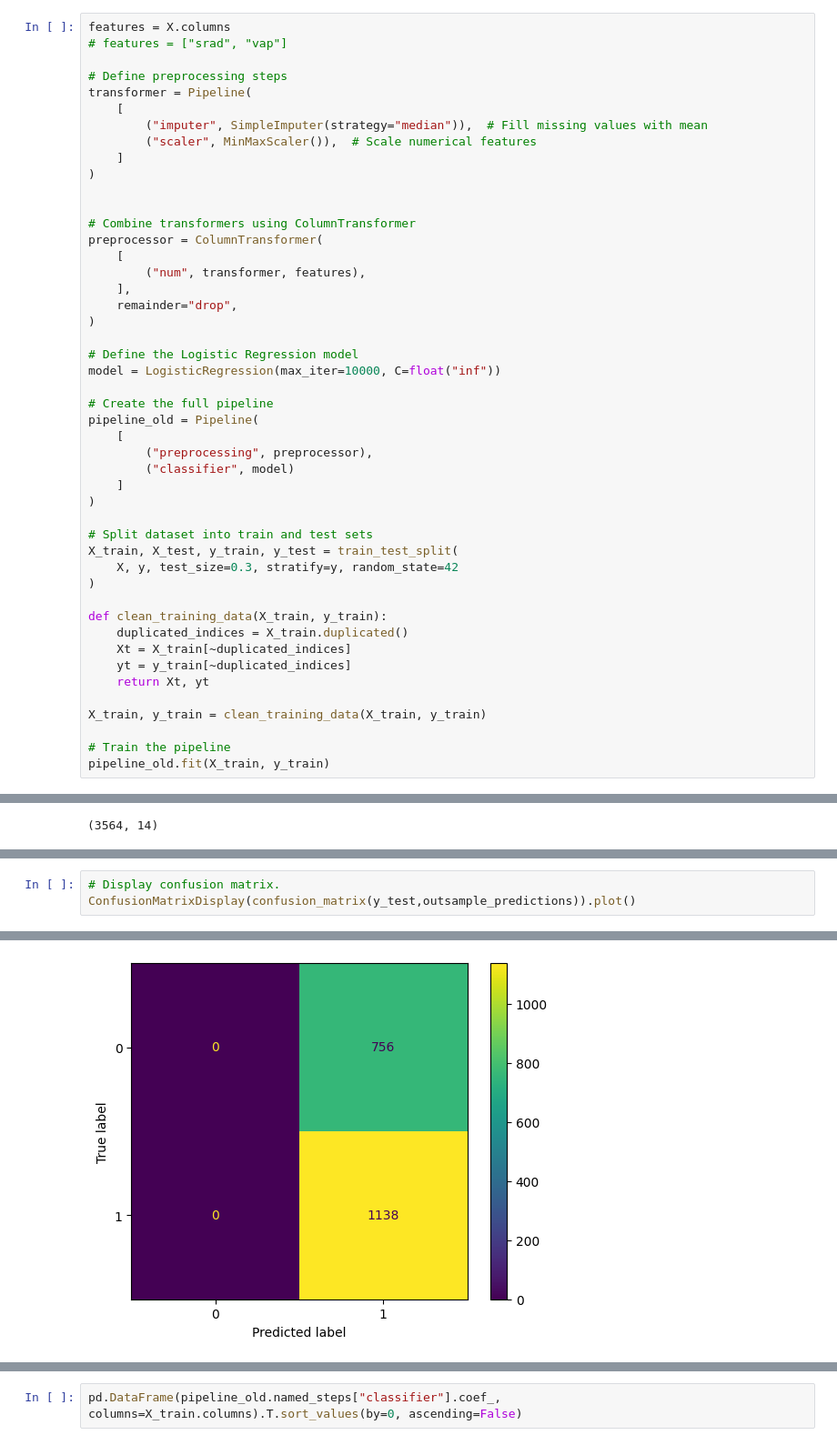
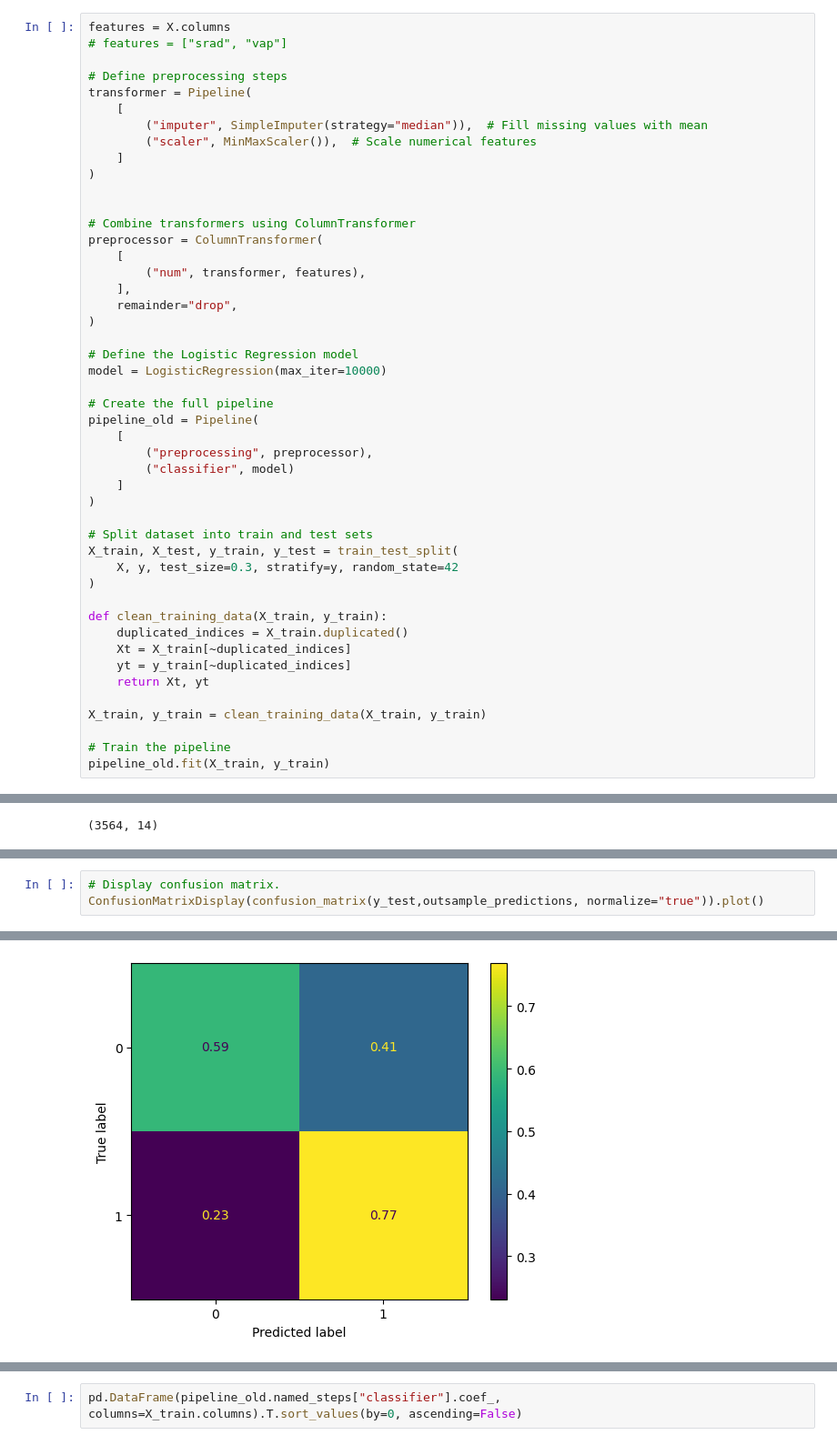
Before and after one commit to e-hokage777/ey-biodiversity-challenge-zindi, a Jupyter notebook: notebooks/inception.ipynb, the cells around one changed output, grey strips where cells are left out. Shown at 91% size. Drawn from its saved outputs; the diff is of its cells as text.

```diff
--- a/notebooks/inception.ipynb
+++ b/notebooks/inception.ipynb
@@ -74,7 +74,7 @@ preprocessor = ColumnTransformer(
 )
 
 # Define the Logistic Regression model
-model = LogisticRegression(max_iter=10000, C=float("inf"))
+model = LogisticRegression(max_iter=10000)
 
 # Create the full pipeline
 pipeline_old = Pipeline(
@@ -148,6 +156,6 @@ weighted avg       0.36      0.60      0.45      1894
 # %%
 # Display confusion matrix.
-ConfusionMatrixDisplay(confusion_matrix(y_test,outsample_predictions)).plot()
+ConfusionMatrixDisplay(confusion_matrix(y_test,outsample_predictions, normalize="true")).plot()
 # %% [output]
 <sklearn.metrics._plot.confusion_matrix.ConfusionMatrixDisplay at 0x...>
-[figure, old version]
+[figure, new version]
```
Also changed, not shown: parts of 12 cells of this notebook, 4 other files.
